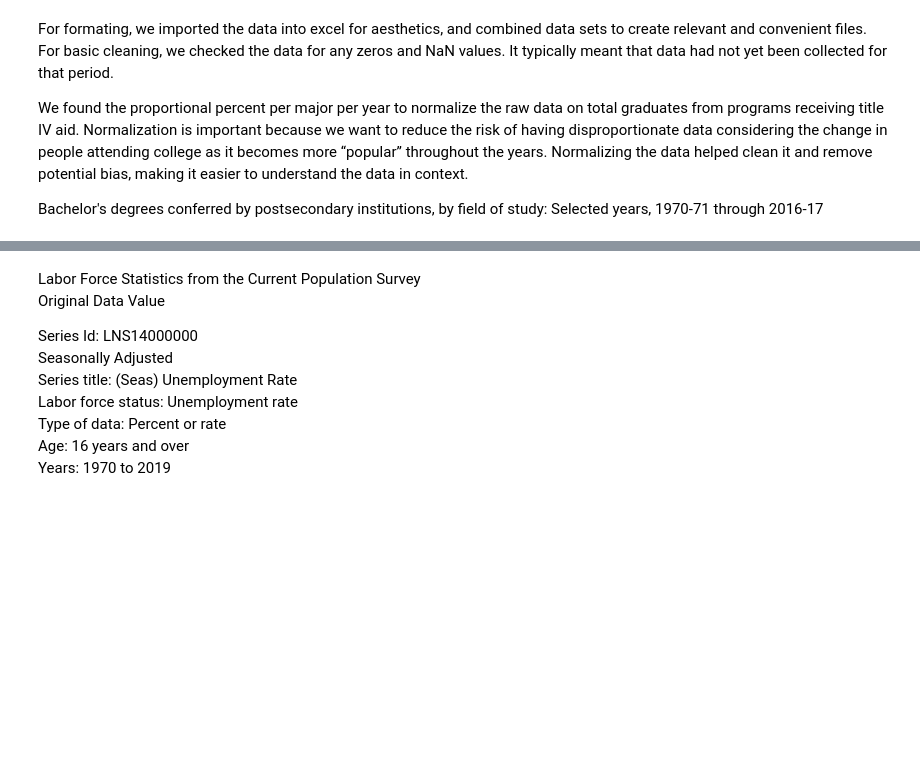
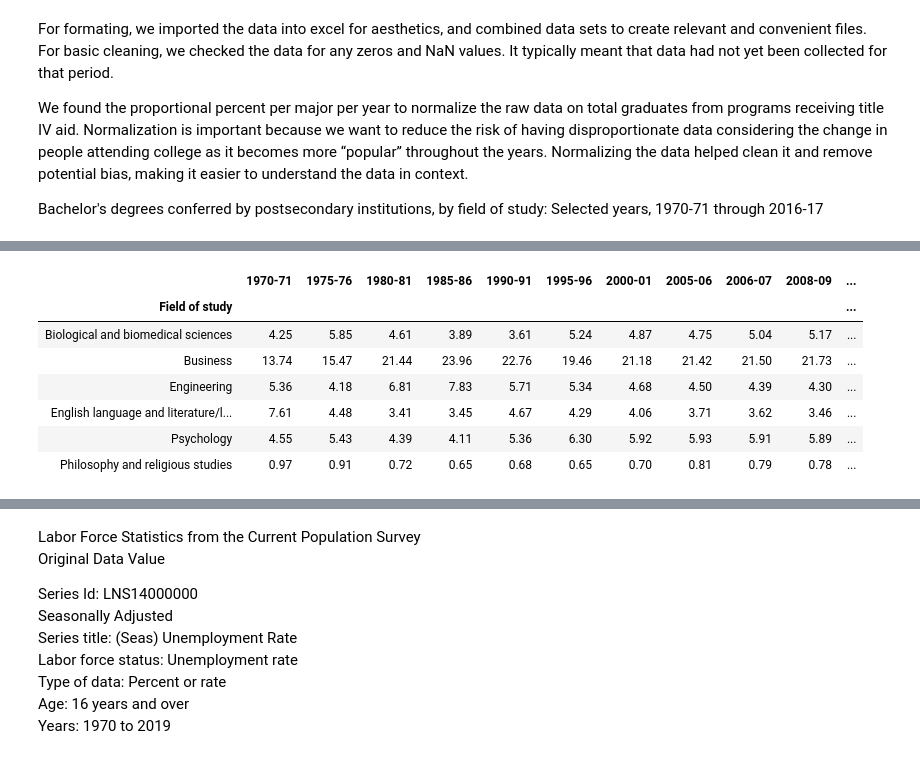
Before and after one commit to COGS108/group027, a Jupyter notebook: FinalProject.ipynb, the cells around one changed output, grey strips where cells are left out. Drawn from its saved outputs; the diff is of its cells as text; code cells hidden in the pictures; blank space fills up the shorter version.

```diff
--- a/FinalProject.ipynb
+++ b/FinalProject.ipynb
@@ -221,0 +154,24 @@ plt.plot(year,array)
+# %%
+# extract 6 majors we intended to graph
+bio = df_MajorsByYear[4:5]
+busi = df_MajorsByYear[5:6]
+eng = df_MajorsByYear[10:11]
+english_lit = df_MajorsByYear[12:13]
+psy = df_MajorsByYear[27:28]
+phy =  df_MajorsByYear[24:25]
+
+# joining them into one single dataframe
+six_majors = pd.concat( [bio, busi, eng, english_lit, psy, phy] )
+six_majors.set_index('Field of study', inplace=True)
+
+# This is for referral
+six_majors
+# %% [output]
+|  | 1970-71 | 1975-76 | 1980-81 | 1985-86 | 1990-91 | 1995-96 | 2000-01 | 2005-06 | 2006-07 | 2008-09 | ... |
+| Field of study |  |  |  |  |  |  |  |  |  |  | ... |
+| Biological and biomedical sciences | 4.25 | 5.85 | 4.61 | 3.89 | 3.61 | 5.24 | 4.87 | 4.75 | 5.04 | 5.17 | ... |
+| Business | 13.74 | 15.47 | 21.44 | 23.96 | 22.76 | 19.46 | 21.18 | 21.42 | 21.50 | 21.73 | ... |
+| Engineering | 5.36 | 4.18 | 6.81 | 7.83 | 5.71 | 5.34 | 4.68 | 4.50 | 4.39 | 4.30 | ... |
+| English language and literature/l... | 7.61 | 4.48 | 3.41 | 3.45 | 4.67 | 4.29 | 4.06 | 3.71 | 3.62 | 3.46 | ... |
+| Psychology | 4.55 | 5.43 | 4.39 | 4.11 | 5.36 | 6.30 | 5.92 | 5.93 | 5.91 | 5.89 | ... |
+| Philosophy and religious studies | 0.97 | 0.91 | 0.72 | 0.65 | 0.68 | 0.65 | 0.70 | 0.81 | 0.79 | 0.78 | ... |
```
Also changed, not shown: parts of 16 cells of this notebook.
